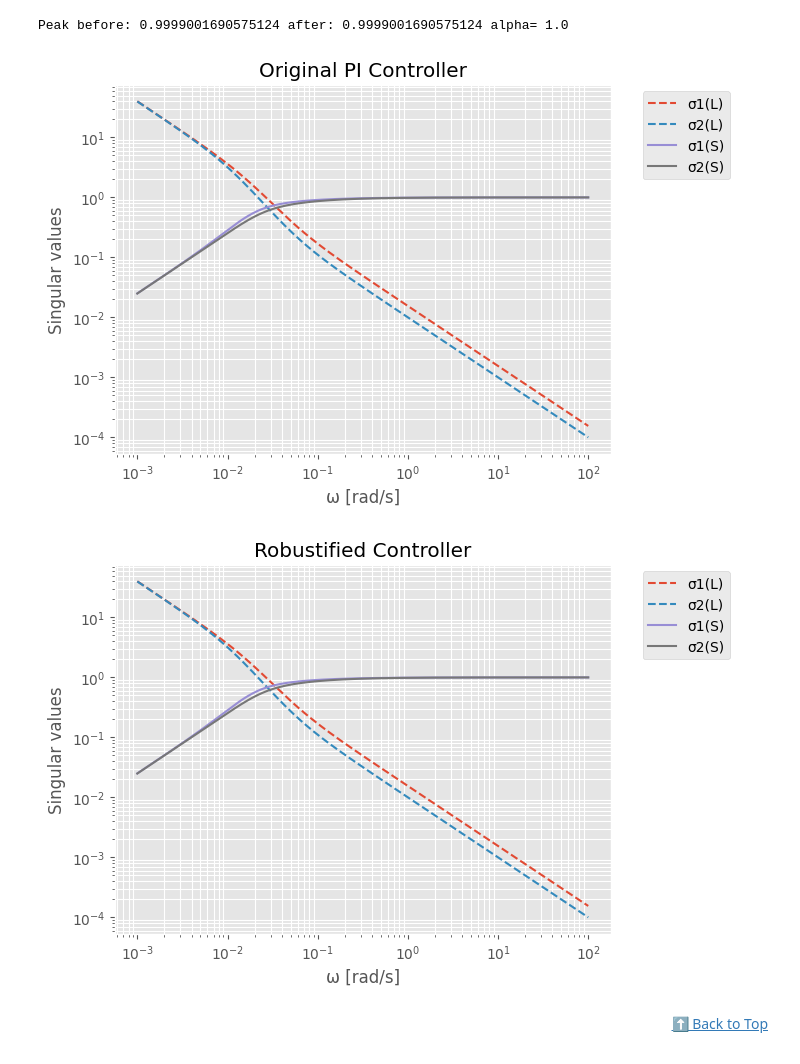
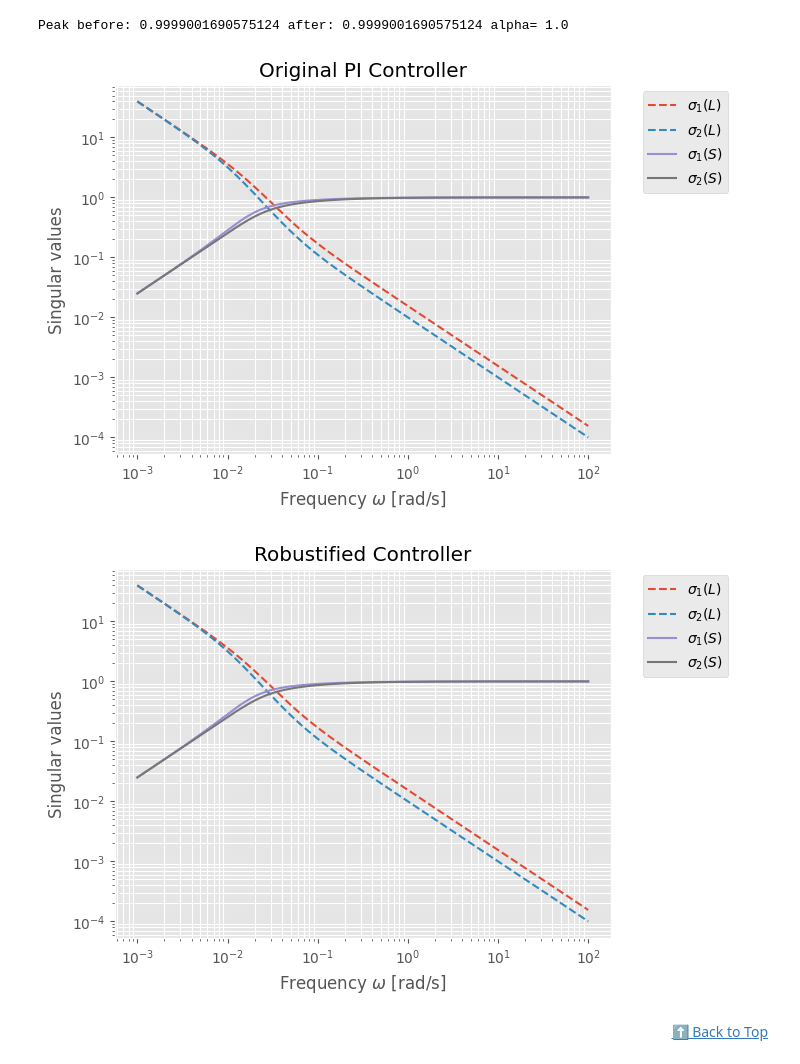
Before and after one commit to dhruvhaldar/Realistic-aerospace-optimization-problems, a Jupyter notebook: nonlinear.ipynb, the cells around one changed output. Saved outputs shown, nothing was run; the diff lists cells and outputs as text; code cells hidden in the pictures.

Commit message:
feat: improve plot labels with LaTeX formatting in nonlinear.ipynb\n\n- Updated `plot_singular_values` labels in `nonlinear.ipynb` to use LaTeX formatting (e.g., `$\sigma_1(L)$`) for better readability and visual polish.\n- Re-executed the modified cell in `nonlinear.ipynb` to apply the visual changes.
Co-authored-by: dhruvhaldar <29486085+dhruvhaldar@users.noreply.github.com>

```diff
--- a/nonlinear.ipynb
+++ b/nonlinear.ipynb
@@ -391,33 +391,33 @@ Peak before: 0.9999001690575124 after: 0.9999001690575124 alpha= 1.0
 # %%
 def plot_singular_values(sys, Kdiag, title=""):
     wgrid = freq_grid()
     sL1, sL2, sS1, sS2 = [], [], [], []
     for w in wgrid:
         sL, sS = singular_values_at_freq(sys, Kdiag, w)
         if np.isnan(sL).any():
             continue
         sL1.append(sL[0])
         sL2.append(sL[1])
         sS1.append(sS[0])
         sS2.append(sS[1])
     plt.figure()
-    plt.loglog(wgrid[: len(sL1)], sL1, "--", label="σ1(L)")
-    plt.loglog(wgrid[: len(sL2)], sL2, "--", label="σ2(L)")
-    plt.loglog(wgrid[: len(sS1)], sS1, "-", label="σ1(S)")
-    plt.loglog(wgrid[: len(sS2)], sS2, "-", label="σ2(S)")
-    plt.xlabel("ω [rad/s]")
+    plt.loglog(wgrid[: len(sL1)], sL1, "--", label=r"$\sigma_1(L)$")
+    plt.loglog(wgrid[: len(sL2)], sL2, "--", label=r"$\sigma_2(L)$")
+    plt.loglog(wgrid[: len(sS1)], sS1, "-", label=r"$\sigma_1(S)$")
+    plt.loglog(wgrid[: len(sS2)], sS2, "-", label=r"$\sigma_2(S)$")
+    plt.xlabel(r"Frequency $\omega$ [rad/s]")
     plt.ylabel("Singular values")
     plt.title(title)
     plt.grid(which="both")
     plt.legend(bbox_to_anchor=(1.05, 1), loc="upper left")
     plt.show()
 
 
 plot_singular_values(sys, Kdiag, "Original PI Controller")
 plot_singular_values(sys, Krob, "Robustified Controller")
 # %% [output]
-[figure, old version]
+[figure, new version]
-[figure, old version]
+[figure, new version]
 # %% [markdown]
 <div align="right"><a href="#table-of-contents">⬆️ Back to Top</a></div>
 # %% [markdown]
```
